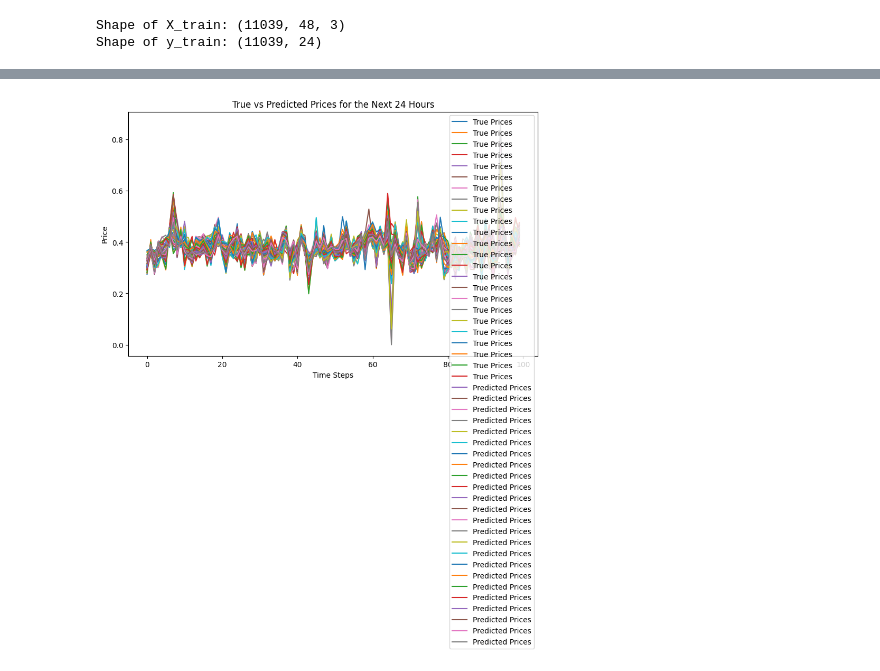
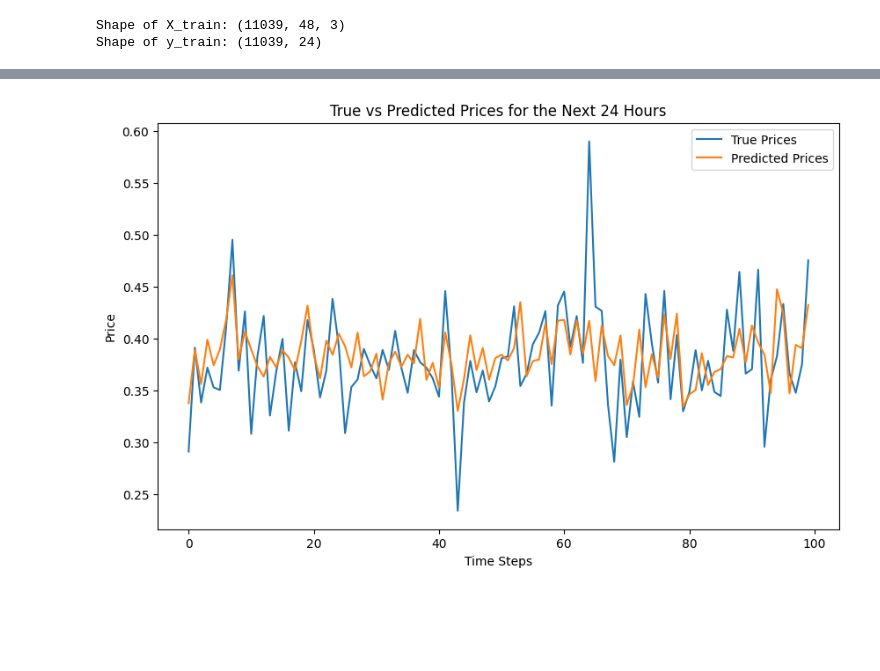
Before and after one commit to tomektom10/dataScienceBootCamp, a Jupyter notebook: model_lstm_energia.ipynb, the cells around one changed output, grey strips where cells are left out. Cells and saved outputs as stored; diff of their text form; code cells hidden in the pictures; blank space fills up the shorter version.

```diff
--- a/model_lstm_energia.ipynb
+++ b/model_lstm_energia.ipynb
@@ -161,0 +162,4 @@ predictions = model.predict(X_test)
+# %%
+y_test_24 = y_test[:, -1]
+# %%
+predictions_24 = predictions[:, -1]
@@ -171,15 +180,15 @@ ValueError: operands could not be broadcast together with shapes (2760,24) (3,)
 # %%
 # Plot true vs predicted prices for the next 24 hours
 plt.figure(figsize=(10, 6))
-plt.plot(y_test[:100], label='True Prices')
-plt.plot(predictions[:100], label='Predicted Prices')
+plt.plot(y_test_24[:100], label='True Prices')
+plt.plot(predictions_24[:100], label='Predicted Prices')
 plt.title('True vs Predicted Prices for the Next 24 Hours')
 plt.xlabel('Time Steps')
 plt.ylabel('Price')
 plt.legend()
 plt.show()
 # %% [output]
-[figure, old version]
+[figure, new version]
 # %%
 true_24th = y_test[:, -1]        # True values for the 24th hour
 predicted_24th = predictions[:, -1]  # Predicted values for the 24th hour
```
Also changed, not shown: parts of 33 cells of this notebook.
